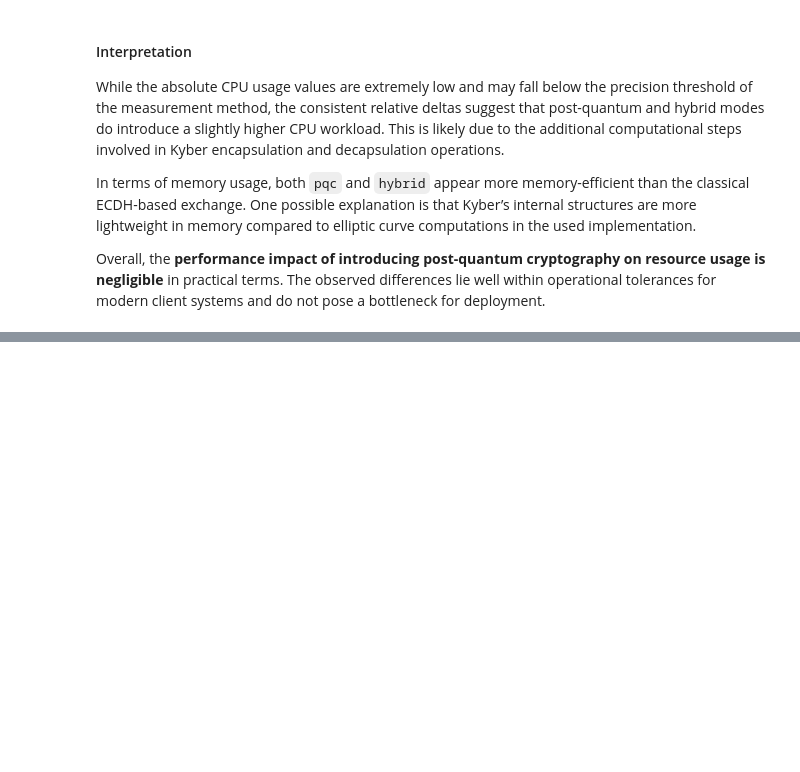
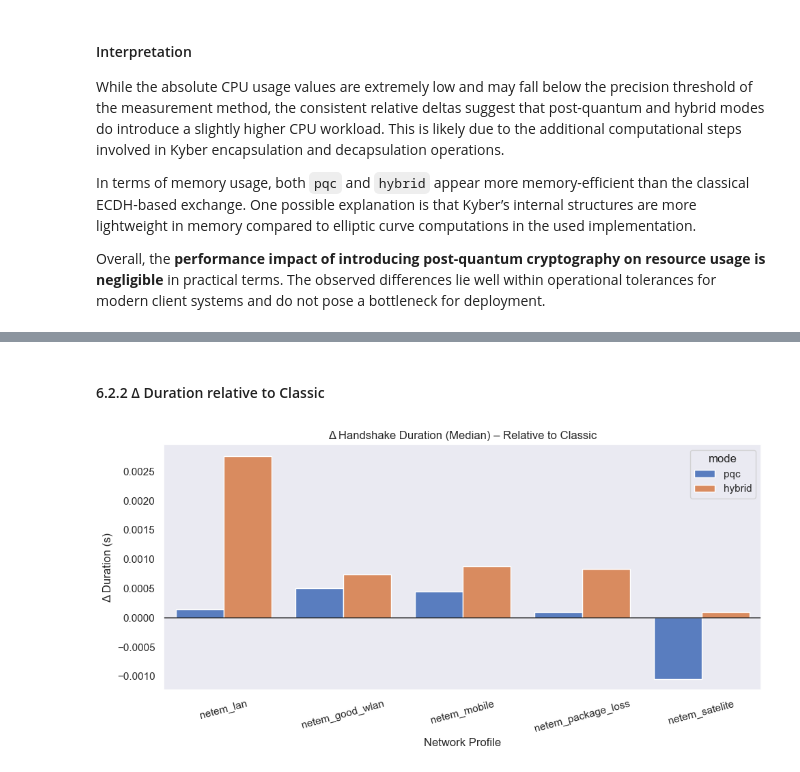
Before and after one commit to LucaBreh/HybridKEX, a Jupyter notebook: analytics/notebooks/03_analysis_and_visualization.ipynb, the cells around one changed output, grey strips where cells are left out. Drawn from its saved outputs; the diff is of its cells as text; code cells hidden in the pictures; blank space fills up the shorter version.

```diff
--- a/analytics/notebooks/03_analysis_and_visualization.ipynb
+++ b/analytics/notebooks/03_analysis_and_visualization.ipynb
@@ -504,0 +609,26 @@ Overall, the **performance impact of introducing post-quantum cryptography on re
+# %% [markdown]
+#### 6.2.2 Δ Duration relative to Classic
+# %%
+# Median durations grouped by netem + mode
+medians = df_client.groupby(["netem", "mode"])["duration_sec"].median().unstack()
+
+# Compute deltas to classic (row-wise)
+delta_df = medians.sub(medians["classic"], axis=0)[["pqc", "hybrid"]].reset_index()
+
+# Reorder profiles if needed
+delta_df["netem"] = pd.Categorical(delta_df["netem"], categories=profile_order, ordered=True)
+delta_df = delta_df.sort_values("netem")
+# %%
+plt.figure(figsize=(10, 5))
+delta_long = delta_df.melt(id_vars="netem", value_vars=["pqc", "hybrid"], var_name="mode", value_name="delta")
+sns.barplot(data=delta_long, x="netem", y="delta", hue="mode", palette="muted")
+plt.axhline(0, color="black", linewidth=1)
+plt.title("Δ Handshake Duration (Median) – Relative to Classic")
+plt.ylabel("Δ Duration (s)")
+plt.xlabel("Network Profile")
+plt.xticks(rotation=15)
+plt.grid(axis="y")
+plt.tight_layout()
+plt.show()
+# %% [output]
+[figure, added]
```
Also changed, not shown: parts of 17 cells of this notebook, 5 other files.
